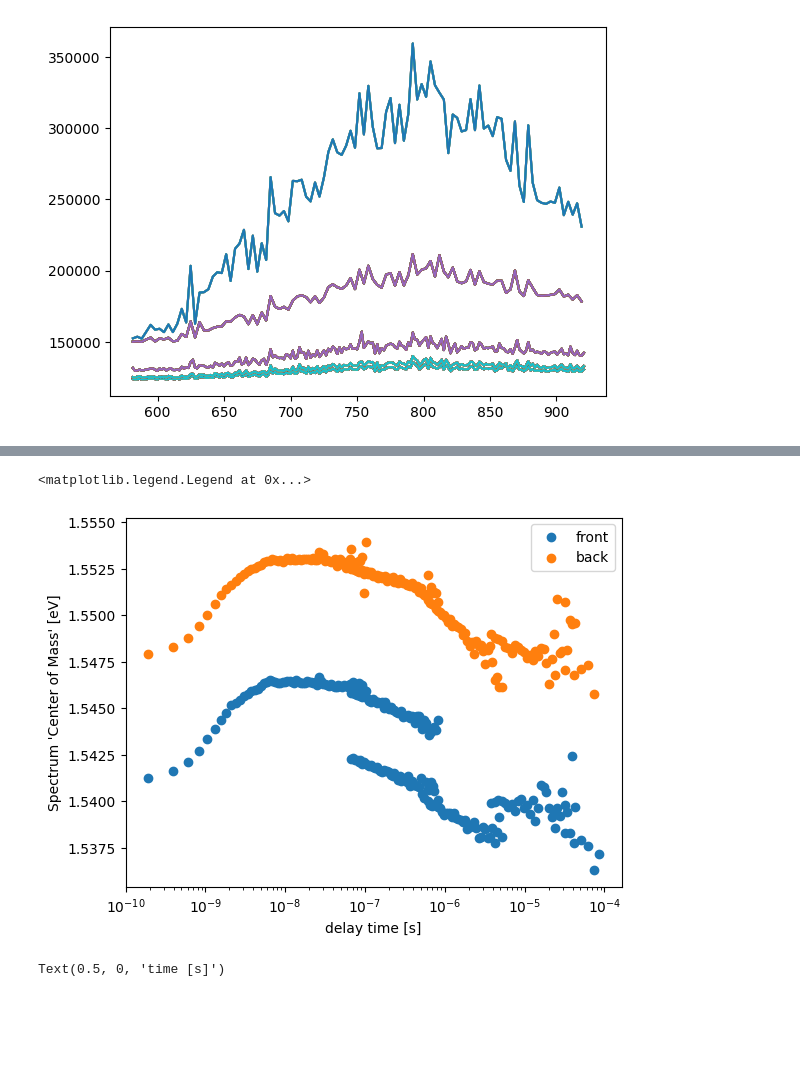
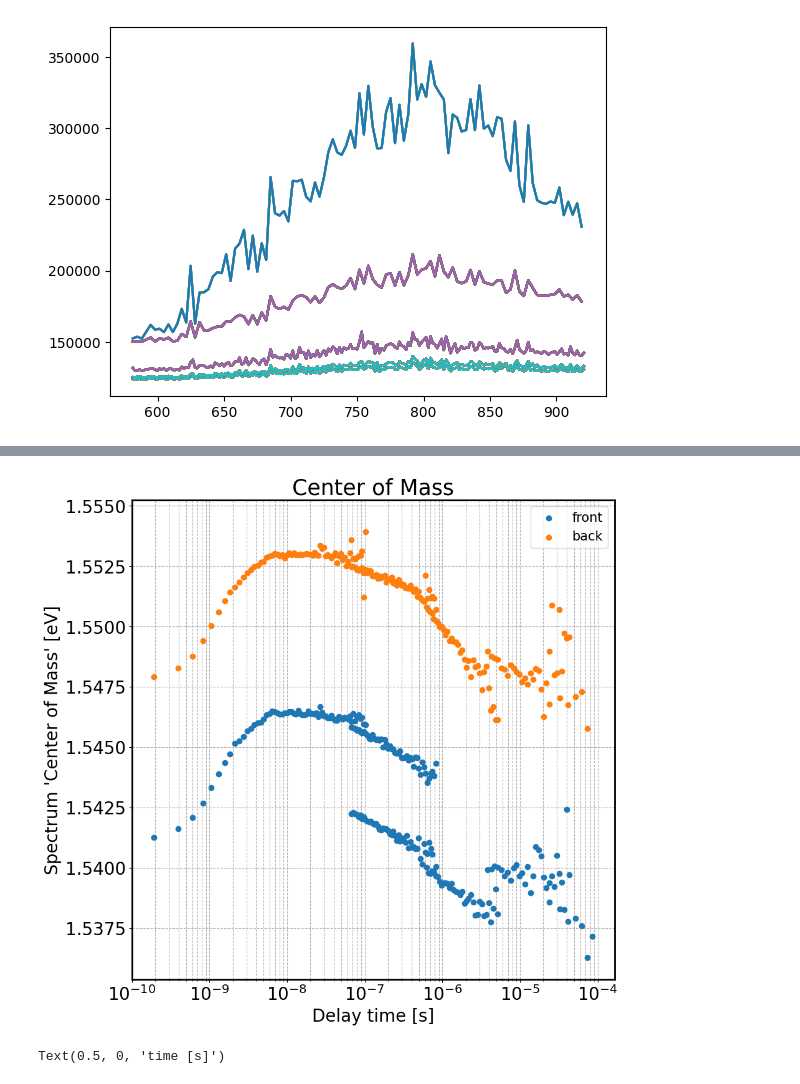
Before and after one commit to MimaxSimm/trPL_Analysis, a Jupyter notebook: trPL-Spectras.ipynb, the cells around one changed output, grey strips where cells are left out. Cells and saved outputs as stored; diff of their text form; code cells hidden in the pictures; blank space fills up the shorter version.

```diff
--- a/trPL-Spectras.ipynb
+++ b/trPL-Spectras.ipynb
@@ -599,13 +634,31 @@ for a in ax:
-# %%
-plt.scatter(trPLs.stitch_t-trPLs.stitch_t[np.argmax(trPLs.stitch_trPL)], trPLs.CoM_spectras, label = "front")
-plt.scatter(trPLs_BS.stitch_t-trPLs_BS.stitch_t[np.argmax(trPLs_BS.stitch_trPL)], trPLs_BS.CoM_spectras, label = "back")
-plt.xscale("log")
-plt.ylabel("Spectrum 'Center of Mass' [eV]" )
-plt.xlabel("delay time [s]")
-plt.legend()
-# %% [output]
-<matplotlib.legend.Legend at 0x...>
-[figure, removed]
+# %%
+fig, ax = plt.subplots(1,1, figsize = (10,10))
+
+ax.scatter(trPLs.stitch_t-trPLs.stitch_t[np.argmax(trPLs.stitch_trPL)], trPLs.CoM_spectras, label = "front")
+ax.scatter(trPLs_BS.stitch_t-trPLs_BS.stitch_t[np.argmax(trPLs_BS.stitch_trPL)], trPLs_BS.CoM_spectras, label = "back")
+ax.set_xscale("log")
+ax.legend()
+
+axis_fontsize = 29
+axisTicks_fontsize = 20
+ax.set_title("Center of Mass", size = 25)
+ax.set_ylabel("Spectrum 'Center of Mass' [eV]", size = axisTicks_fontsize)
+ax.set_xlabel("Delay time [s]", size = axisTicks_fontsize)
+
+#ax.set_xlim([])
+ax.legend(fontsize = 15)
+ax.tick_params(axis='x', labelsize=axisTicks_fontsize)
+ax.tick_params(axis='y', labelsize=axisTicks_fontsize)
+ax.grid(visible = True, which = 'both', linestyle = '--')
+w_frame = 2
+ax.spines["bottom"].set_linewidth(w_frame)
+ax.spines["top"].set_linewidth(w_frame)
+ax.spines["left"].set_linewidth(w_frame)
+ax.spines["right"].set_linewidth(w_frame)
+
+ax.set_axisbelow(True)
+# %% [output]
+[figure, added]
 # %%
 #plt.scatter(trPLs.stitch_t, integral_L/integral_R)
 plt.scatter(trPLs.stitch_t, 1/CoM)
```
Also changed, not shown: parts of 6 cells of this notebook.
